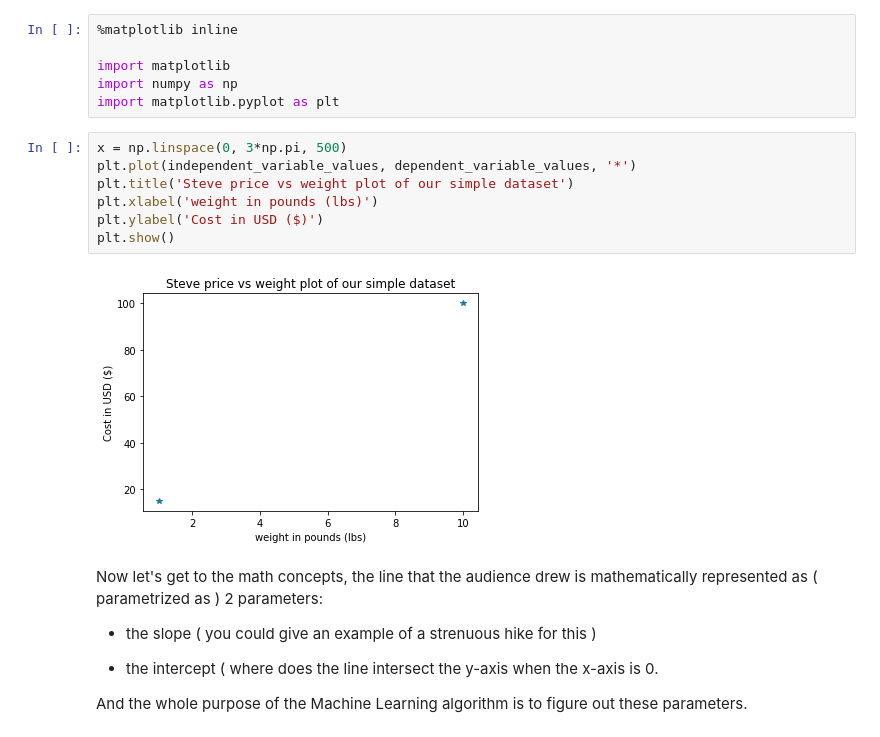
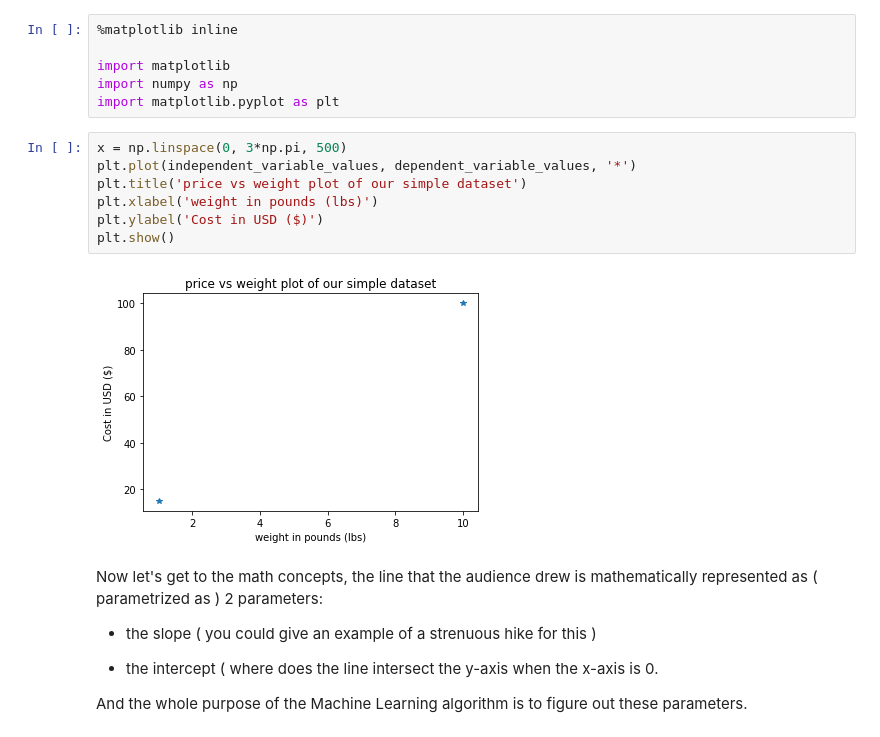
Before and after one commit to pujun-ai/Intro_to_ML, a Jupyter notebook: 0.Regression_using_high_school_math.ipynb, the cells around one changed output. Saved outputs shown, nothing was run; the diff lists cells and outputs as text.

Commit message:
updated the plot name and other nits

```diff
--- a/0.Regression_using_high_school_math.ipynb
+++ b/0.Regression_using_high_school_math.ipynb
@@ -20,12 +20,12 @@ import matplotlib.pyplot as plt
 # %%
 x = np.linspace(0, 3*np.pi, 500)
 plt.plot(independent_variable_values, dependent_variable_values, '*')
-plt.title('Steve price vs weight plot of our simple dataset')
+plt.title('price vs weight plot of our simple dataset')
 plt.xlabel('weight in pounds (lbs)')
 plt.ylabel('Cost in USD ($)')
 plt.show()
 # %% [output]
-[figure, old version]
+[figure, new version]
 # %% [markdown]
 Now let's get to the math concepts, the line that the audience drew is mathematically represented as ( parametrized as ) 2 parameters:
 
```
Also changed, not shown: parts of 1 cell of this notebook, 4 other files.
